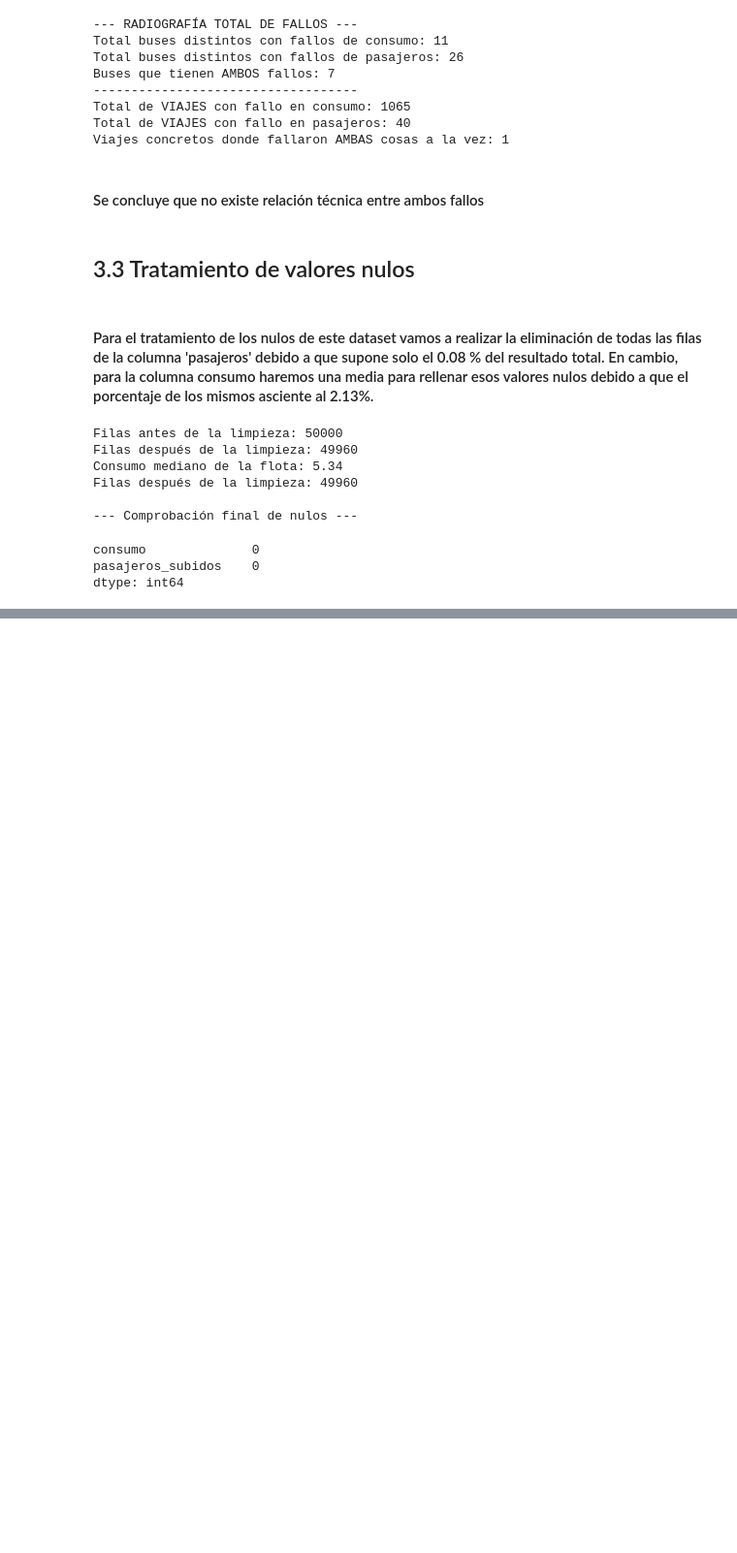
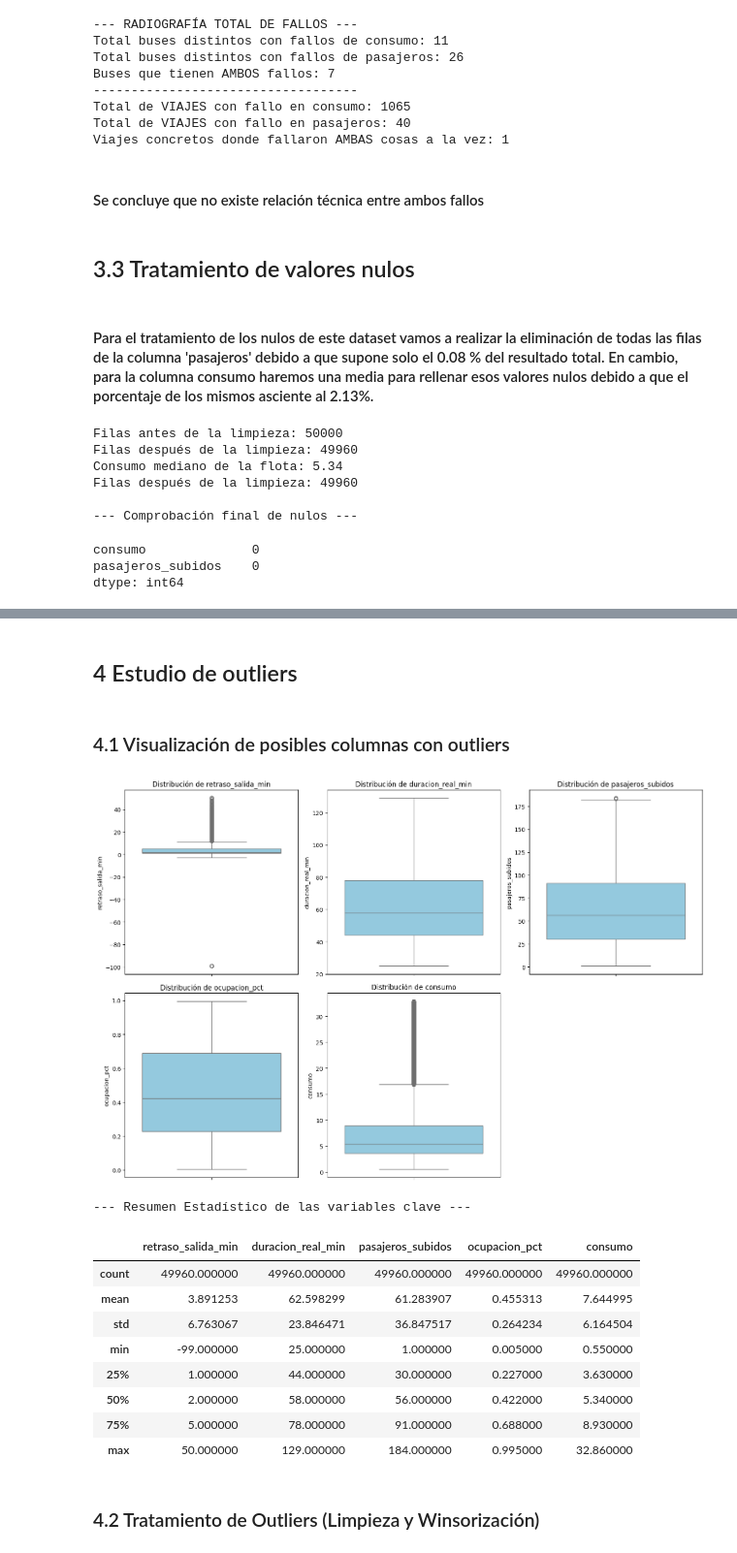
Before and after one commit to databaandsc/MetroBus_Analytics, a Jupyter notebook: 01_eda.ipynb, the cells around one changed output, grey strips where cells are left out. Shown at 97% size. Cells and saved outputs as stored; diff of their text form; code cells hidden in the pictures; blank space fills up the shorter version.

Commit message:
feat(eda): tratamiento de outliers, eliminacion de errores fisicos y deteccion de anomalias mecanicas en consumo

```diff
--- a/01_eda.ipynb
+++ b/01_eda.ipynb
@@ -224,0 +278,43 @@ display(df_viajes.head()
+# %% [markdown]
+## 4 Estudio de outliers
+# %% [markdown]
+### 4.1 Visualización de posibles columnas con outliers
+# %%
+# 1. Seleccionamos las columnas de interés para la visualización
+columnas_outliers = [
+    'retraso_salida_min',
+    'duracion_real_min',
+    'pasajeros_subidos',
+    'ocupacion_pct',
+    'consumo'
+]
+
+# 2. Configuración visual
+plt.figure(figsize=(15, 10))
+
+# El bucle recorre nuestras columnas y pinta un Boxplot (gráfico de caja) para cada una
+for i, col in enumerate(columnas_outliers, 1):
+    plt.subplot(2, 3, i) # Crea una cuadrícula de 2 filas por 3 columnas
+    sns.boxplot(y=df_viajes[col], color='skyblue')
+    plt.title(f'Distribución de {col}')
+
+plt.tight_layout() # Ajusta los márgenes automáticamente para que no se pisen
+plt.show()
+
+# 3. Resumen estadístico de las variables clave
+print("\n--- Resumen Estadístico de las variables clave ---")
+display(df_viajes[columnas_outliers].describe())
+# %% [output]
+[figure, added]
+--- Resumen Estadístico de las variables clave ---
+|  | retraso_salida_min | duracion_real_min | pasajeros_subidos | ocupacion_pct | consumo |
+| count | 49960.000000 | 49960.000000 | 49960.000000 | 49960.000000 | 49960.000000 |
+| mean | 3.891253 | 62.598299 | 61.283907 | 0.455313 | 7.644995 |
+| std | 6.763067 | 23.846471 | 36.847517 | 0.264234 | 6.164504 |
+| min | -99.000000 | 25.000000 | 1.000000 | 0.005000 | 0.550000 |
+| 25% | 1.000000 | 44.000000 | 30.000000 | 0.227000 | 3.630000 |
+| 50% | 2.000000 | 58.000000 | 56.000000 | 0.422000 | 5.340000 |
+| 75% | 5.000000 | 78.000000 | 91.000000 | 0.688000 | 8.930000 |
+| max | 50.000000 | 129.000000 | 184.000000 | 0.995000 | 32.860000 |
+# %% [markdown]
+### 4.2 Tratamiento de Outliers (Limpieza y Winsorización)
```
Also changed, not shown: parts of 4 cells of this notebook.
